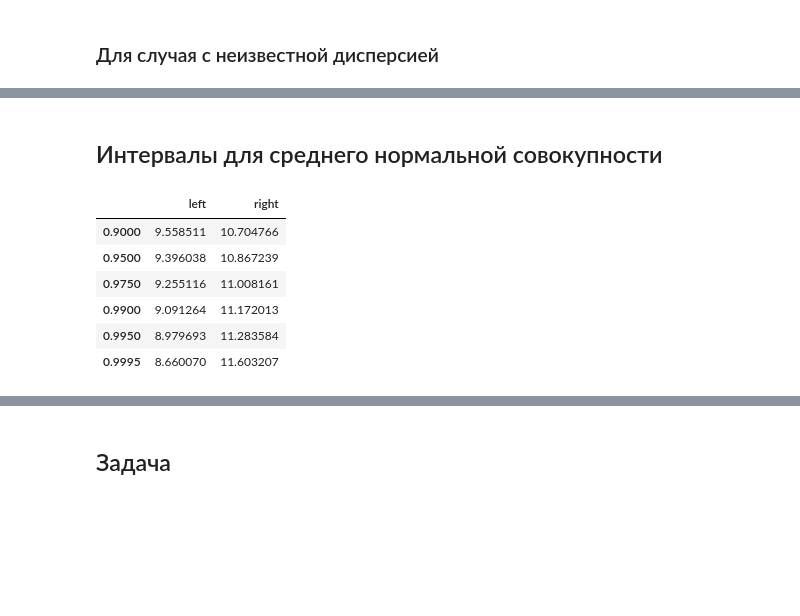
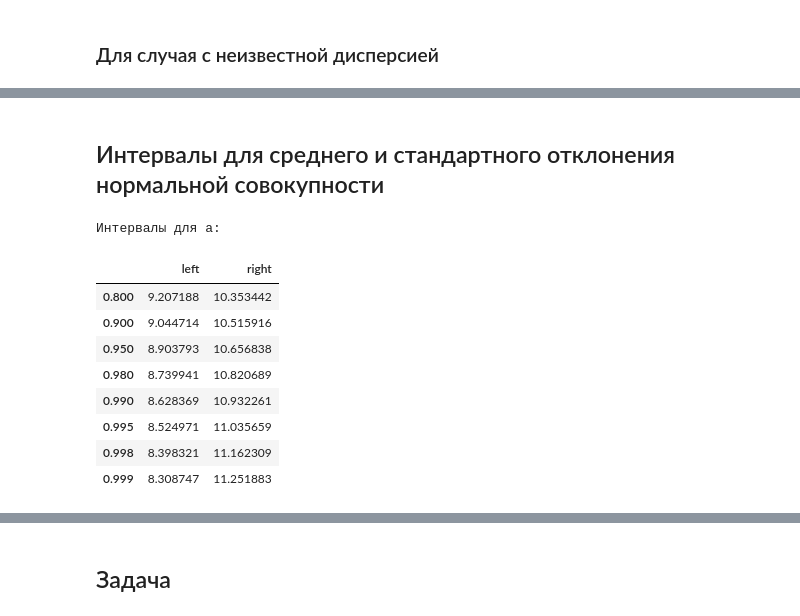
Before and after one commit to rdnply/statistics, a Jupyter notebook: confidence_interval.ipynb, the cells around one changed output, grey strips where cells are left out. Drawn from its saved outputs; the diff is of its cells as text; code cells hidden in the pictures; blank space fills up the shorter version.

```diff
--- a/confidence_interval.ipynb
+++ b/confidence_interval.ipynb
@@ -118,27 +173,31 @@ draw_borders(left, right)
 # %% [markdown]
-## Интервалы для среднего нормальной совокупности
+## Интервалы для среднего и стандартного отклонения нормальной совокупности
 # %%
 norm_rv = sps.norm(10, 2)
 sample = norm_rv.rvs(20)
 mean = sample.mean()
 
-ps = [0.8, 0.9, 0.95, 0.98, 0.99, 0.999]
-ps = list(map(lambda x: (1+x)/2, ps))
+ps = [0.8, 0.9, 0.95, 0.98, 0.99, 0.995, 0.998, 0.999]
+pss = list(map(lambda x: (1+x)/2, ps))
 left, right = [], []
-for p in ps:
+for p in pss:
     fp = sps.norm(0,1).ppf(p)
     left.append(mean - fp*(2/np.sqrt(20)))
     right.append(mean + fp*(2/np.sqrt(20)))
 
 df = pd.DataFrame(index=ps)
 df['left'] = left
 df['right'] = right
+print('Интервалы для a:')
 df
 # %% [output]
+Интервалы для a:
 |  | left | right |
-| 0.9000 | 9.558511 | 10.704766 |
-| 0.9500 | 9.396038 | 10.867239 |
-| 0.9750 | 9.255116 | 11.008161 |
-| 0.9900 | 9.091264 | 11.172013 |
-| 0.9950 | 8.979693 | 11.283584 |
-| 0.9995 | 8.660070 | 11.603207 |
+| 0.800 | 9.207188 | 10.353442 |
+| 0.900 | 9.044714 | 10.515916 |
+| 0.950 | 8.903793 | 10.656838 |
+| 0.980 | 8.739941 | 10.820689 |
+| 0.990 | 8.628369 | 10.932261 |
+| 0.995 | 8.524971 | 11.035659 |
+| 0.998 | 8.398321 | 11.162309 |
+| 0.999 | 8.308747 | 11.251883 |
```
Also changed, not shown: parts of 18 cells of this notebook.
